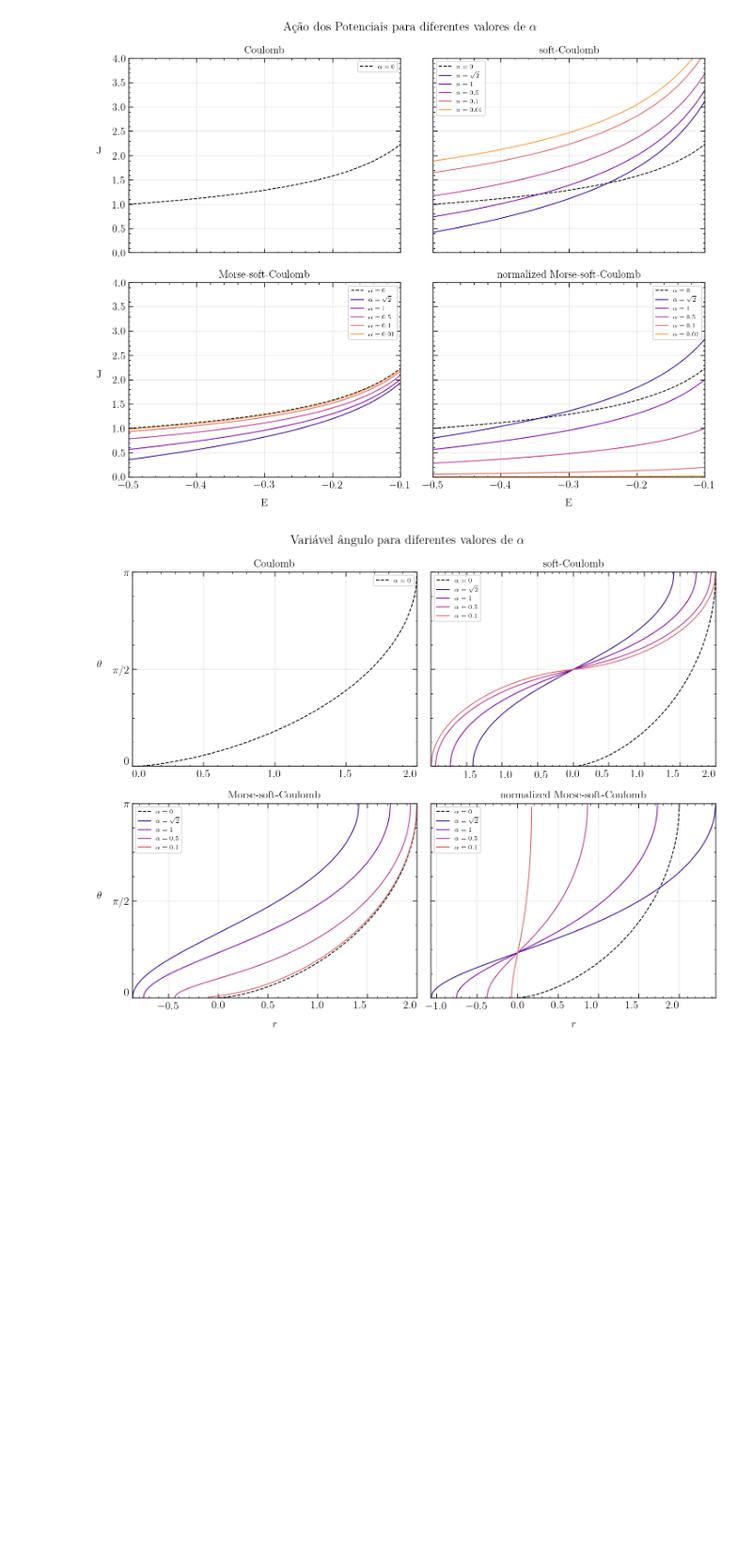
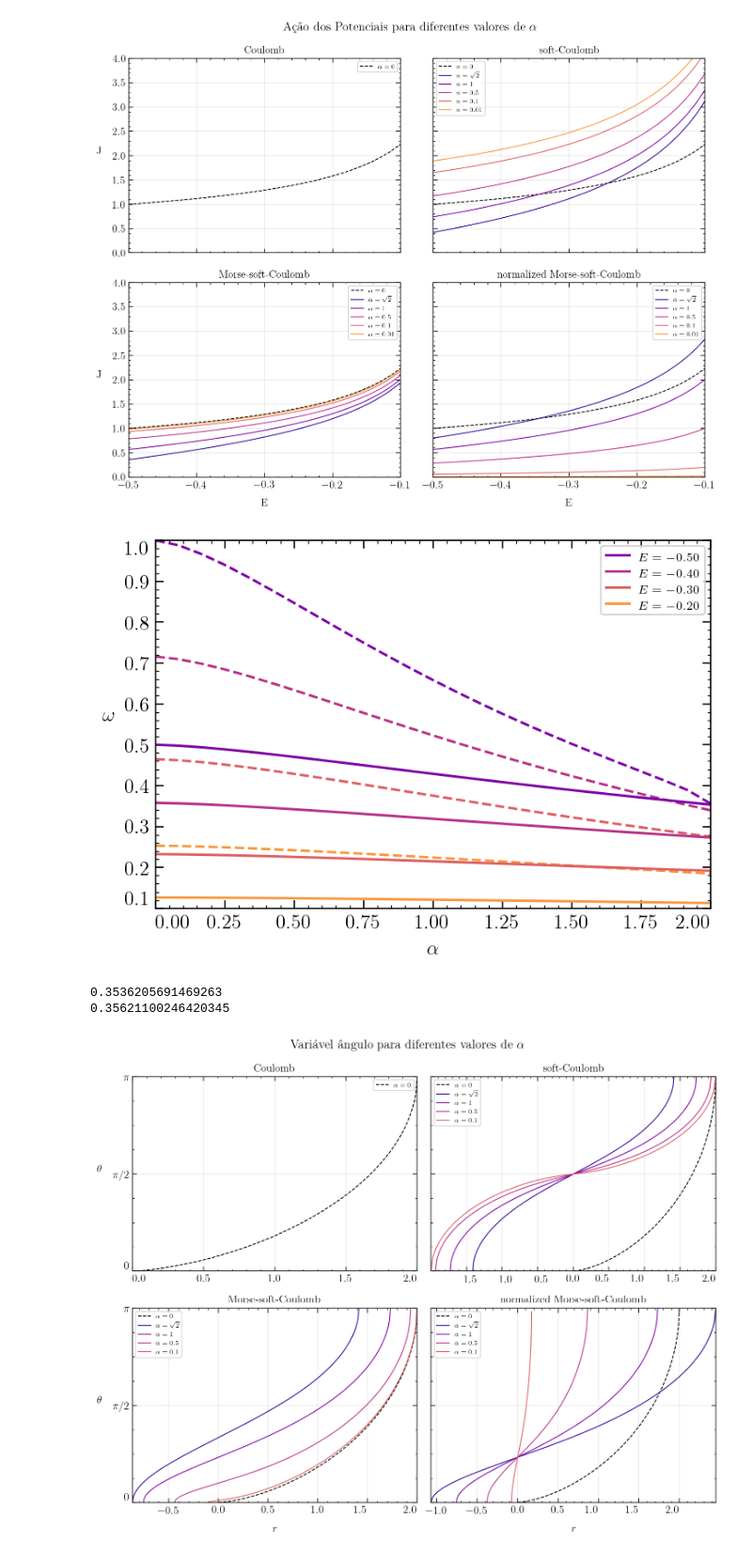
Before and after one commit to Gabriel-Amici/MorseCoulomb, a Jupyter notebook: notebooks/development/potential_comparison/potentials.ipynb, the cells around one changed output. Shown at 94% size. Drawn from its saved outputs; the diff is of its cells as text; code cells hidden in the pictures; blank space fills up the shorter version.

```diff
--- a/notebooks/development/potential_comparison/potentials.ipynb
+++ b/notebooks/development/potential_comparison/potentials.ipynb
@@ -294,6 +294,45 @@ plt.savefig("Fig3.pdf", bbox_inches="tight")
 plt.show()
 # %% [output]
 [figure]
+# %%
+from emerald.classical.msc_unperturbed import MsC_angular_frequency
+from emerald.classical.sc_unperturbed import sC_angular_frequency
+
+from matplotlib.ticker import AutoMinorLocator
+from matplotlib.gridspec import GridSpec
+import numpy as np
+
+fig, axs = plt.subplots(figsize=(6, 4))
+
+alphas = np.linspace(1.e-3, 1.999, 25)
+
+for i, E in enumerate([-0.5, -0.4, -0.3, -0.2]):
+    omegas = np.array([MsC_angular_frequency(alpha, E, 1.e-7) for alpha in alphas])
+    axs.plot(alphas, omegas, markersize=0, linewidth=1.5, ls="dashed", c=Perc5[i+1])#, label="$E = {:.2f} (MsC)$".format(E))
+for i, E in enumerate([-0.5, -0.4, -0.3, -0.2]):
+    omegas = np.array([sC_angular_frequency(alpha, E, 1.e-7) for alpha in alphas])
+    axs.plot(alphas, omegas, markersize=0, linewidth=1.5, ls="solid", c=Perc5[i+1], label="$E = {:.2f}$".format(E))
+
+axs.legend()
+axs.set_xlabel("$\\alpha$")
+axs.set_ylabel("$\\omega$", rotation=0, labelpad=10)
+axs.set_ylim(0.1, 1)
+axs.set_xlim(0., 2.)
+axs.xaxis.set_minor_locator(AutoMinorLocator())
+axs.yaxis.set_minor_locator(AutoMinorLocator())
+
+axs.get_yticklabels()[0].set_verticalalignment("bottom")
+axs.get_yticklabels()[-1].set_verticalalignment("top")
+axs.get_xticklabels()[0].set_horizontalalignment("left")
+axs.get_xticklabels()[-1].set_horizontalalignment("right")
+# %% [output]
+[figure, added]
+# %%
+print(sC_angular_frequency(1.999, -0.5, 1.e-10))
+print(MsC_angular_frequency(1.999, -0.5, 1.e-10))
+# %% [output]
+0.3536205691469263
+0.35621100246420345
 # %%
 from emerald.classical.coulomb_unperturbed import C_angle, C_position
 from emerald.classical.sc_unperturbed import sC_angle, sC_position, sC_angular_frequency
```
Also changed, not shown: parts of 16 cells of this notebook, 1 other file.
